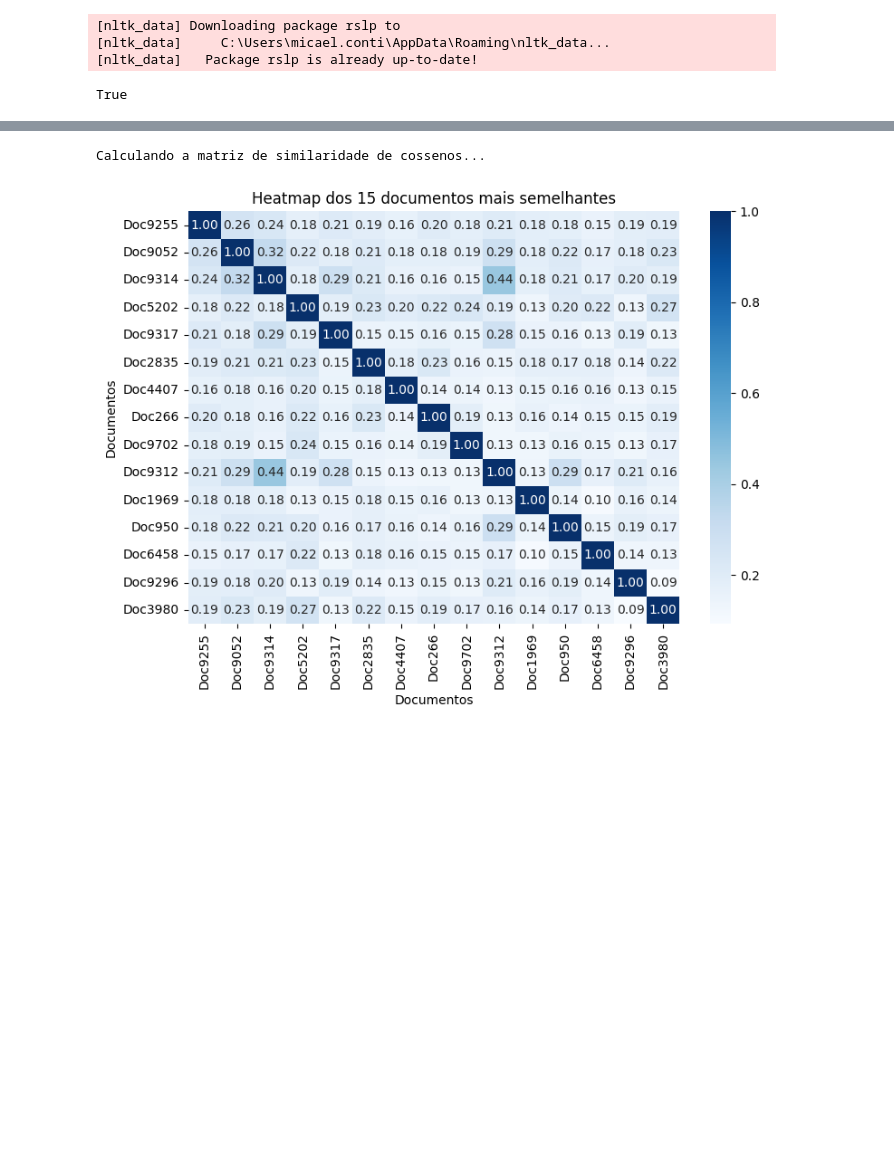
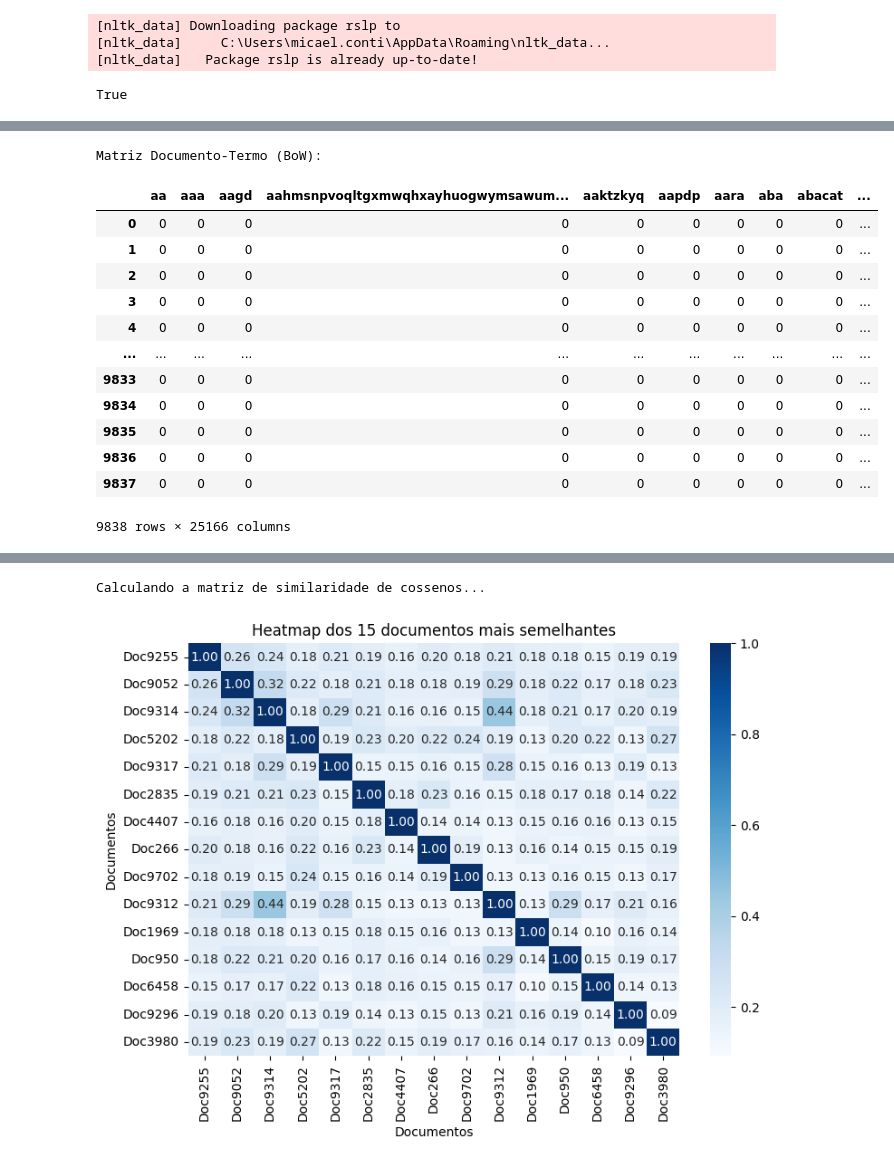
Before and after one commit to micaelol12/PLN, a Jupyter notebook: Trabalho/notebook.ipynb, the cells around one changed output, grey strips where cells are left out. Drawn from its saved outputs; the diff is of its cells as text; code cells hidden in the pictures; blank space fills up the shorter version.

```diff
--- a/Trabalho/notebook.ipynb
+++ b/Trabalho/notebook.ipynb
@@ -36,16 +34,24 @@ def mostrar_tabela(x,vec,title):
     df_bow = pd.DataFrame(x.toarray(), columns=vec.get_feature_names_out())
     print(title)
     display(df_bow)
+# %%
+def get_corpus(documentos, campo):
+    corpus = [
+        json.loads(d[campo])
+        for d in documentos
+        if campo in d and d[campo]
+    ]
+
+    return corpus
 # %%
-def processar_dados_bow(campo):
-    discursos = database.get_discursos(10)
-
-    corpus = [json.loads(d[campo]) for d in discursos]
+def processar_dados_bow(campo, size):
+    discursos = database.get_discursos(size)
+    corpus = get_corpus(discursos, campo)
 
     bow_vec = CountVectorizer(
-        tokenizer=lambda x: x,
+        lowercase=False,
         preprocessor=None,
-        lowercase=False
+        tokenizer=lambda x: x
     )
 
     X_bow = bow_vec.fit_transform(corpus)
@@ -126,0 +150,19 @@ def search_and_rank(query, vectorizer, X_corpus, corpus, method_name):
+# %%
+x_bow_stem, bow_vec_stem, bow_corpus_stem = processar_dados_bow("transcricao_stemizado", QUANTITY)
+
+mostrar_tabela(x_bow_stem,bow_vec_stem,"Matriz Documento-Termo (BoW):")
+# %% [output]
+Matriz Documento-Termo (BoW):
+|  | aa | aaa | aagd | aahmsnpvoqltgxmwqhxayhuogwymsawum... | aaktzkyq | aapdp | aara | aba | abacat | ... |
+| 0 | 0 | 0 | 0 | 0 | 0 | 0 | 0 | 0 | 0 | ... |
+| 1 | 0 | 0 | 0 | 0 | 0 | 0 | 0 | 0 | 0 | ... |
+| 2 | 0 | 0 | 0 | 0 | 0 | 0 | 0 | 0 | 0 | ... |
+| 3 | 0 | 0 | 0 | 0 | 0 | 0 | 0 | 0 | 0 | ... |
+| 4 | 0 | 0 | 0 | 0 | 0 | 0 | 0 | 0 | 0 | ... |
+| ... | ... | ... | ... | ... | ... | ... | ... | ... | ... | ... |
+| 9833 | 0 | 0 | 0 | 0 | 0 | 0 | 0 | 0 | 0 | ... |
+| 9834 | 0 | 0 | 0 | 0 | 0 | 0 | 0 | 0 | 0 | ... |
+| 9835 | 0 | 0 | 0 | 0 | 0 | 0 | 0 | 0 | 0 | ... |
+| 9836 | 0 | 0 | 0 | 0 | 0 | 0 | 0 | 0 | 0 | ... |
+| 9837 | 0 | 0 | 0 | 0 | 0 | 0 | 0 | 0 | 0 | ... |
+9838 rows × 25166 columns
```
Also changed, not shown: parts of 14 cells of this notebook.
